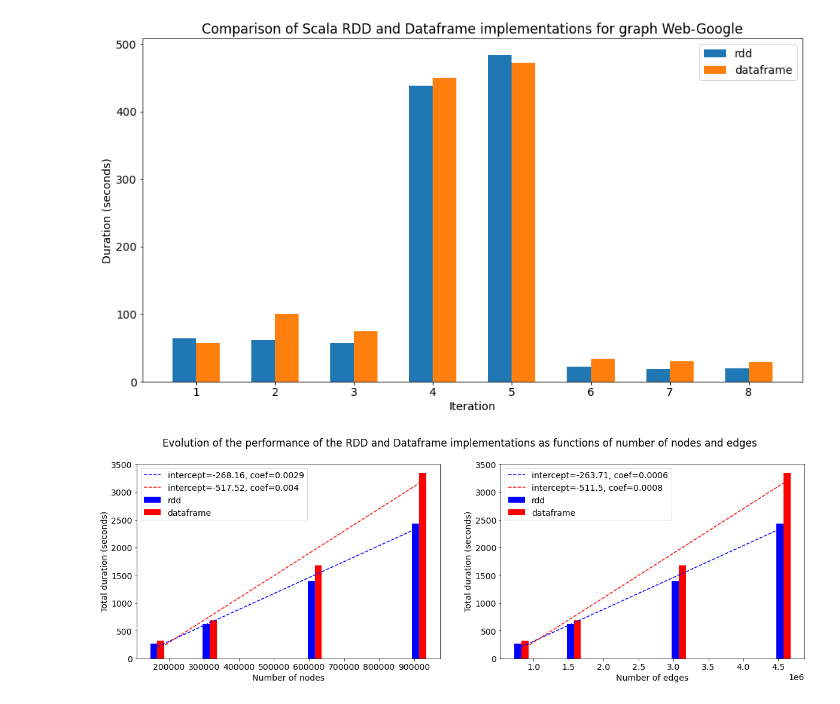
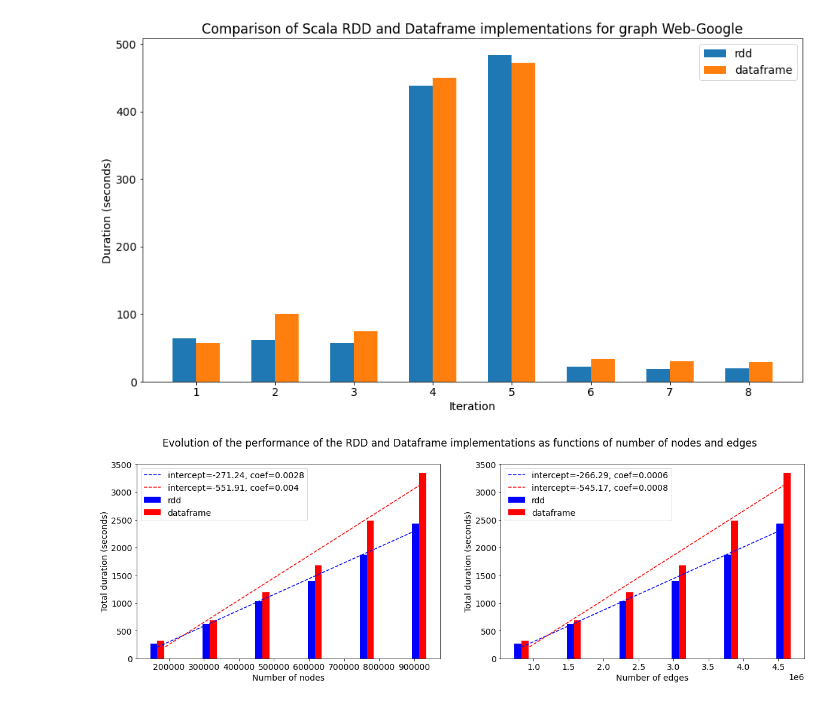
Before and after one commit to MaximeRedstone/graphsMapReduce, a Jupyter notebook: notebooks/analysis/scala_rdd_df.ipynb, the cells around one changed output. Saved outputs shown, nothing was run; the diff lists cells and outputs as text; code cells hidden in the pictures.

```diff
--- a/notebooks/analysis/scala_rdd_df.ipynb
+++ b/notebooks/analysis/scala_rdd_df.ipynb
@@ -108,16 +108,16 @@ def plot_graphs(ax, filenames, source, width, param):
     ax.set_xlabel("Number of " + param)
     ax.legend()
 # %%
-sizes = [10, 20, 40, 60]
-nodes = [166_950, 316_202, 616_617, 914_619]
-edges = [827_663, 1_577_341, 3_075_032, 4_573_098]
+sizes = [10, 20, 30, 40, 50, 60]
+nodes = [166_950, 316_202, 466_559, 616_617, 764_818, 914_619]
+edges = [827_663, 1_577_341, 2_326_159, 3_075_032, 3_824_241, 4_573_098]
 
 filenames = ["scala_rdd_df_" + str(size) + "M.csv" for size in sizes]
 
 fig, ax = plt.subplots(nrows=1, ncols=2, figsize=(20, 6))
 plot_graphs(ax[0], filenames, nodes, 20_000, "nodes")
 plot_graphs(ax[1], filenames, edges, 100_000, "edges")
 fig.suptitle("Evolution of the performance of the RDD and Dataframe implementations as functions of number of nodes and edges")
 plt.show()
 # %% [output]
-[figure, old version]
+[figure, new version]
```
Also changed, not shown: 5 other files.
